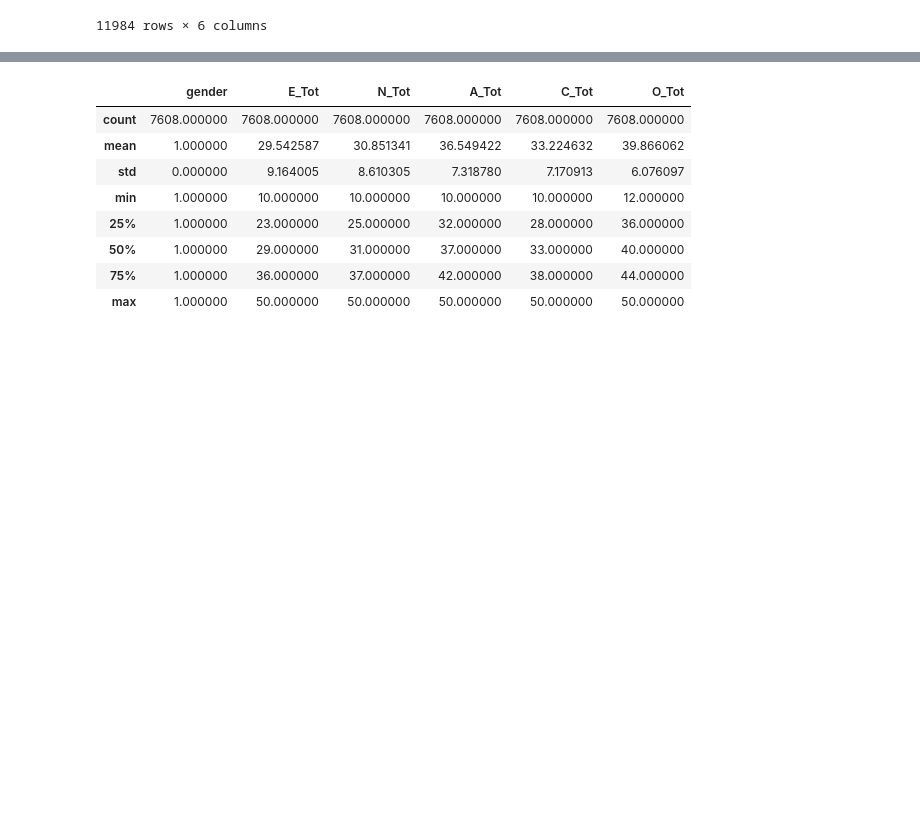
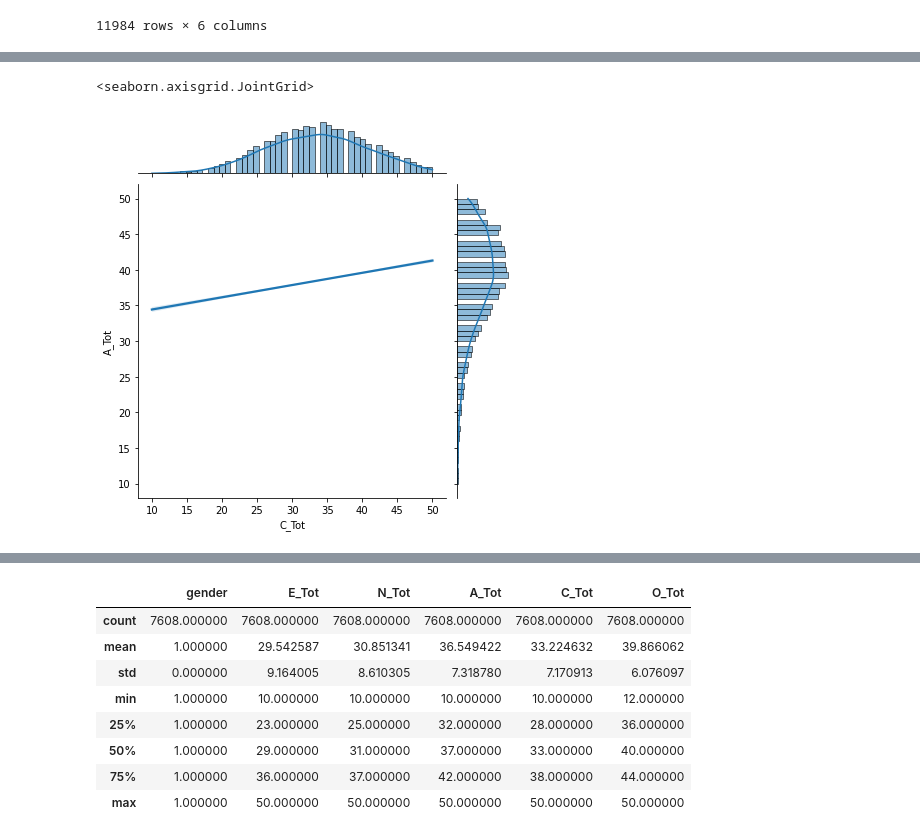
Before and after one commit to ubco-W2022T1-cosc301/project-group23, a Jupyter notebook: notebooks/analysis2.ipynb, the cells around one changed output, grey strips where cells are left out. Drawn from its saved outputs; the diff is of its cells as text; code cells hidden in the pictures; blank space fills up the shorter version.

```diff
--- a/notebooks/analysis2.ipynb
+++ b/notebooks/analysis2.ipynb
@@ -395,0 +354,7 @@ dat_m
+# %%
+sb.jointplot(data = dat_sub_g, x = "C_Tot", y = "A_Tot", kind = "reg", scatter = False)
+
+#Regression plot with variable distributions; shows positive correlation between C and A
+# %% [output]
+<seaborn.axisgrid.JointGrid>
+[figure, added]
```
Also changed, not shown: parts of 83 cells of this notebook.
